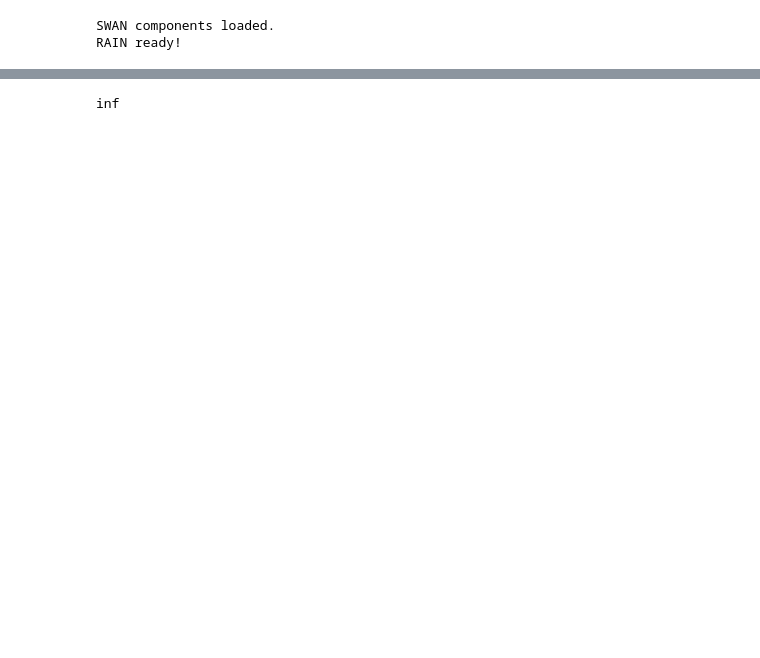
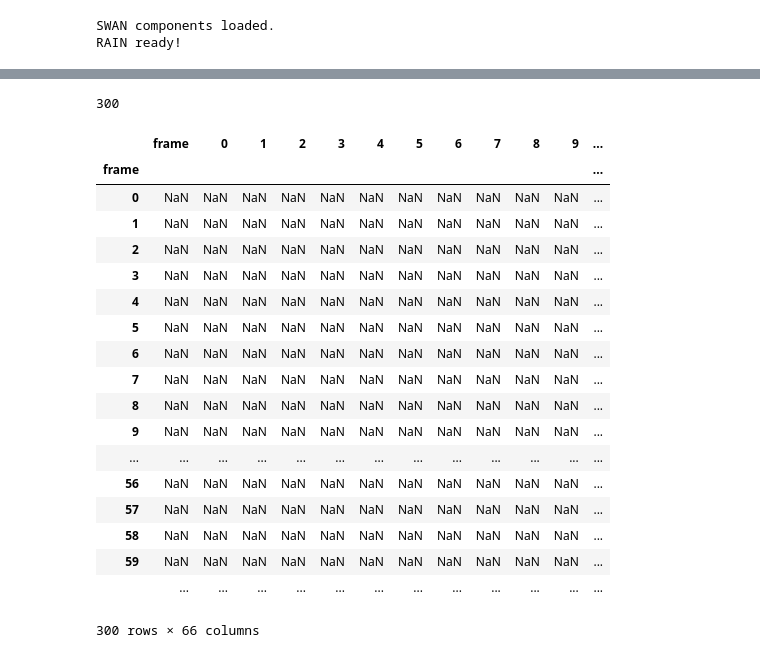
Before and after one commit to aedobyns/lab, a Jupyter notebook: RAIN for Batch Processing.ipynb, the cells around one changed output, grey strips where cells are left out. Cells and saved outputs as stored; diff of their text form; code cells hidden in the pictures; blank space fills up the shorter version.

```diff
--- a/RAIN for Batch Processing.ipynb
+++ b/RAIN for Batch Processing.ipynb
@@ -1942,4 +1998,33 @@ load_RAAIM?
-# %%
-np.Inf
-# %% [output]
-inf
+# %%
+data = pd.read_csv('/Users/abigaildobyns/Desktop/SIMA/SIMA_sample.csv', sep = '\t')
+del data['sequence']
+data = data.ix[2:]
+len(data)
+#data.index = data['frame']
+#del data['frame']
+#data
+# %% [output]
+300
+# %%
+
+data
+# %% [output]
+|  | frame | 0 | 1 | 2 | 3 | 4 | 5 | 6 | 7 | 8 | 9 | ... |
+| frame |  |  |  |  |  |  |  |  |  |  |  | ... |
+| 0 | NaN | NaN | NaN | NaN | NaN | NaN | NaN | NaN | NaN | NaN | NaN | ... |
+| 1 | NaN | NaN | NaN | NaN | NaN | NaN | NaN | NaN | NaN | NaN | NaN | ... |
+| 2 | NaN | NaN | NaN | NaN | NaN | NaN | NaN | NaN | NaN | NaN | NaN | ... |
+| 3 | NaN | NaN | NaN | NaN | NaN | NaN | NaN | NaN | NaN | NaN | NaN | ... |
+| 4 | NaN | NaN | NaN | NaN | NaN | NaN | NaN | NaN | NaN | NaN | NaN | ... |
+| 5 | NaN | NaN | NaN | NaN | NaN | NaN | NaN | NaN | NaN | NaN | NaN | ... |
+| 6 | NaN | NaN | NaN | NaN | NaN | NaN | NaN | NaN | NaN | NaN | NaN | ... |
+| 7 | NaN | NaN | NaN | NaN | NaN | NaN | NaN | NaN | NaN | NaN | NaN | ... |
+| 8 | NaN | NaN | NaN | NaN | NaN | NaN | NaN | NaN | NaN | NaN | NaN | ... |
+| 9 | NaN | NaN | NaN | NaN | NaN | NaN | NaN | NaN | NaN | NaN | NaN | ... |
+| ... | ... | ... | ... | ... | ... | ... | ... | ... | ... | ... | ... | ... |
+| 56 | NaN | NaN | NaN | NaN | NaN | NaN | NaN | NaN | NaN | NaN | NaN | ... |
+| 57 | NaN | NaN | NaN | NaN | NaN | NaN | NaN | NaN | NaN | NaN | NaN | ... |
+| 58 | NaN | NaN | NaN | NaN | NaN | NaN | NaN | NaN | NaN | NaN | NaN | ... |
+| 59 | NaN | NaN | NaN | NaN | NaN | NaN | NaN | NaN | NaN | NaN | NaN | ... |
+|  | ... | ... | ... | ... | ... | ... | ... | ... | ... | ... | ... | ... |
+300 rows × 66 columns
```
Also changed, not shown: parts of 4 cells of this notebook.
